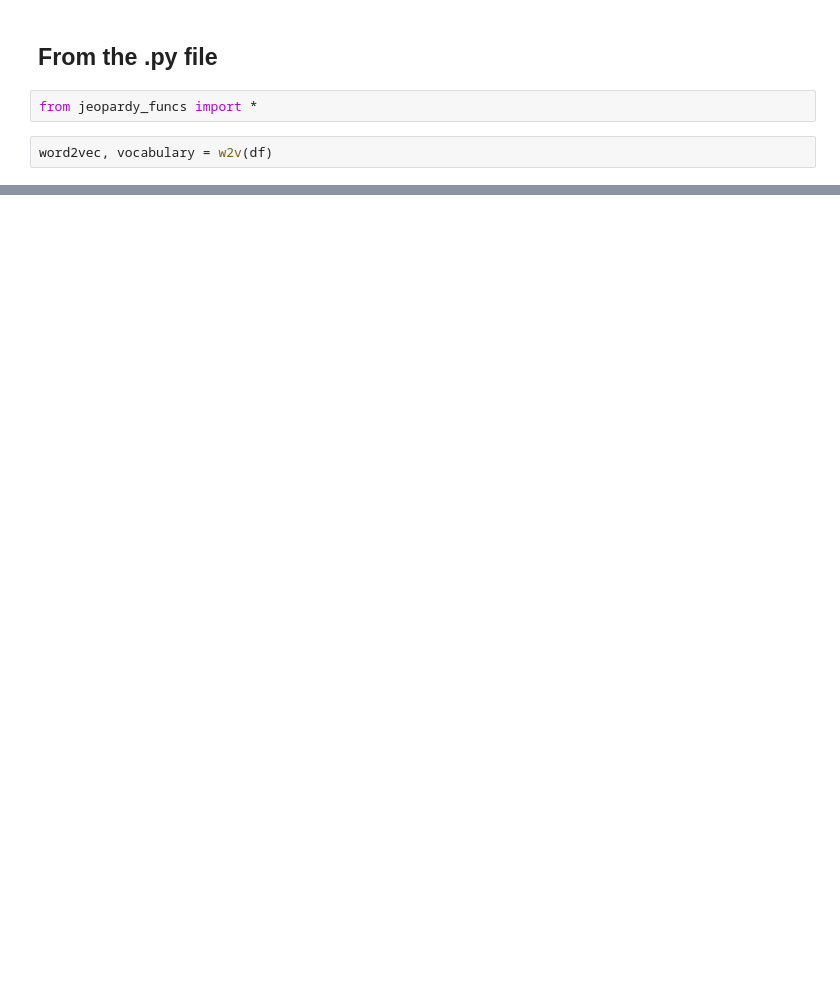
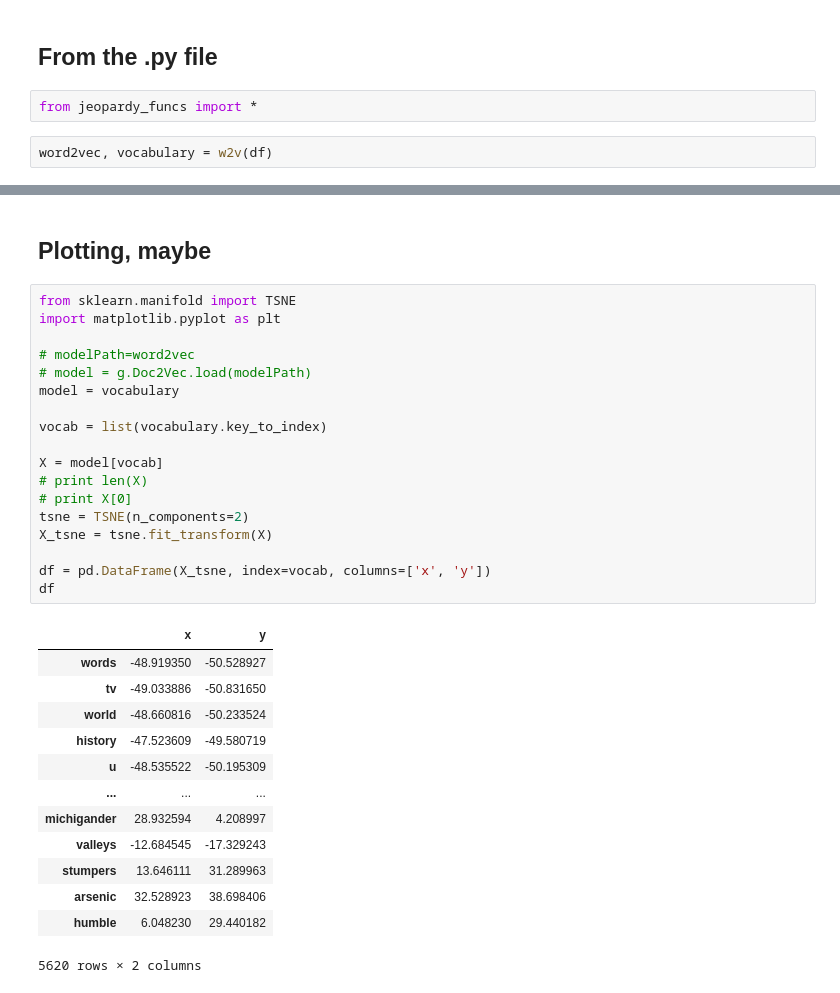
Before and after one commit to krisrjohnson/Jeopardy_topic_modeling, a Jupyter notebook: category_wv.ipynb, the cells around one changed output, grey strips where cells are left out. Drawn from its saved outputs; the diff is of its cells as text; blank space fills up the shorter version.

```diff
--- a/category_wv.ipynb
+++ b/category_wv.ipynb
@@ -165,0 +184,34 @@ Approximate Neighbors
+# %% [markdown]
+## Plotting, maybe
+# %%
+from sklearn.manifold import TSNE
+import matplotlib.pyplot as plt
+
+# modelPath=word2vec
+# model = g.Doc2Vec.load(modelPath)
+model = vocabulary
+
+vocab = list(vocabulary.key_to_index)
+
+X = model[vocab]
+# print len(X)
+# print X[0]
+tsne = TSNE(n_components=2)
+X_tsne = tsne.fit_transform(X)
+
+df = pd.DataFrame(X_tsne, index=vocab, columns=['x', 'y'])
+df
+# %% [output]
+|  | x | y |
+| words | -48.919350 | -50.528927 |
+| tv | -49.033886 | -50.831650 |
+| world | -48.660816 | -50.233524 |
+| history | -47.523609 | -49.580719 |
+| u | -48.535522 | -50.195309 |
+| ... | ... | ... |
+| michigander | 28.932594 | 4.208997 |
+| valleys | -12.684545 | -17.329243 |
+| stumpers | 13.646111 | 31.289963 |
+| arsenic | 32.528923 | 38.698406 |
+| humble | 6.048230 | 29.440182 |
+5620 rows × 2 columns
```
Also changed, not shown: parts of 6 cells of this notebook.
